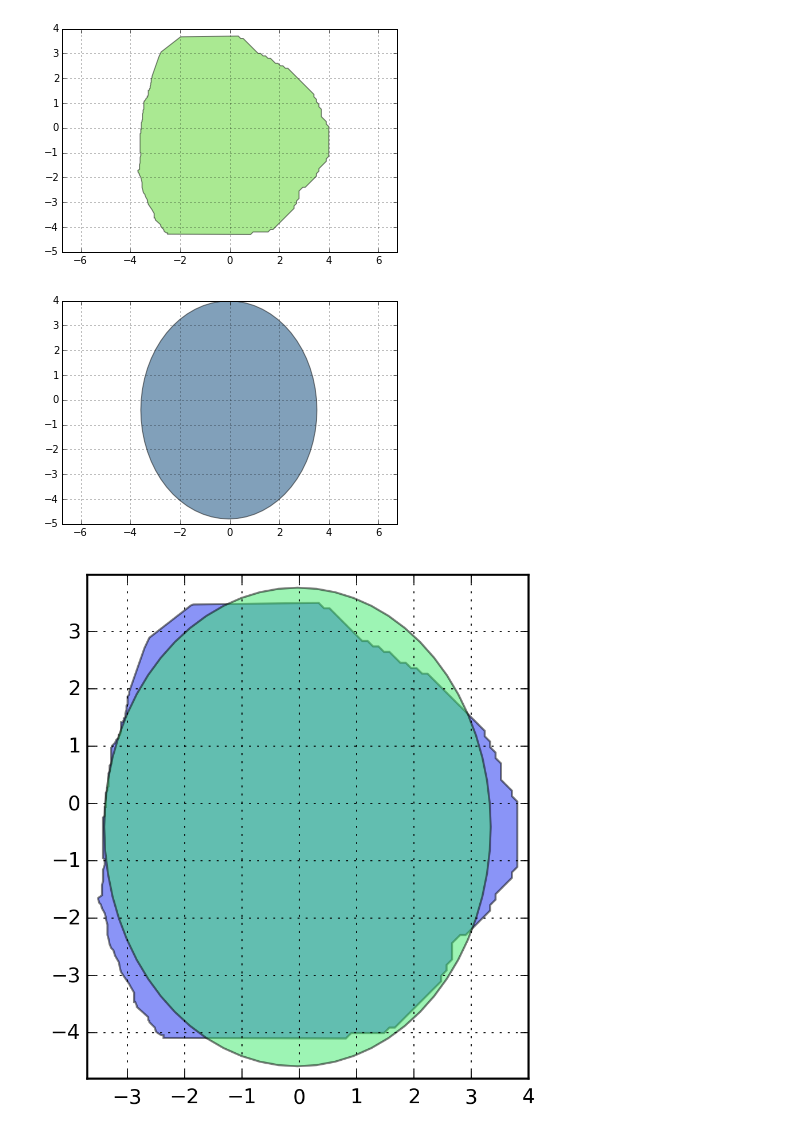
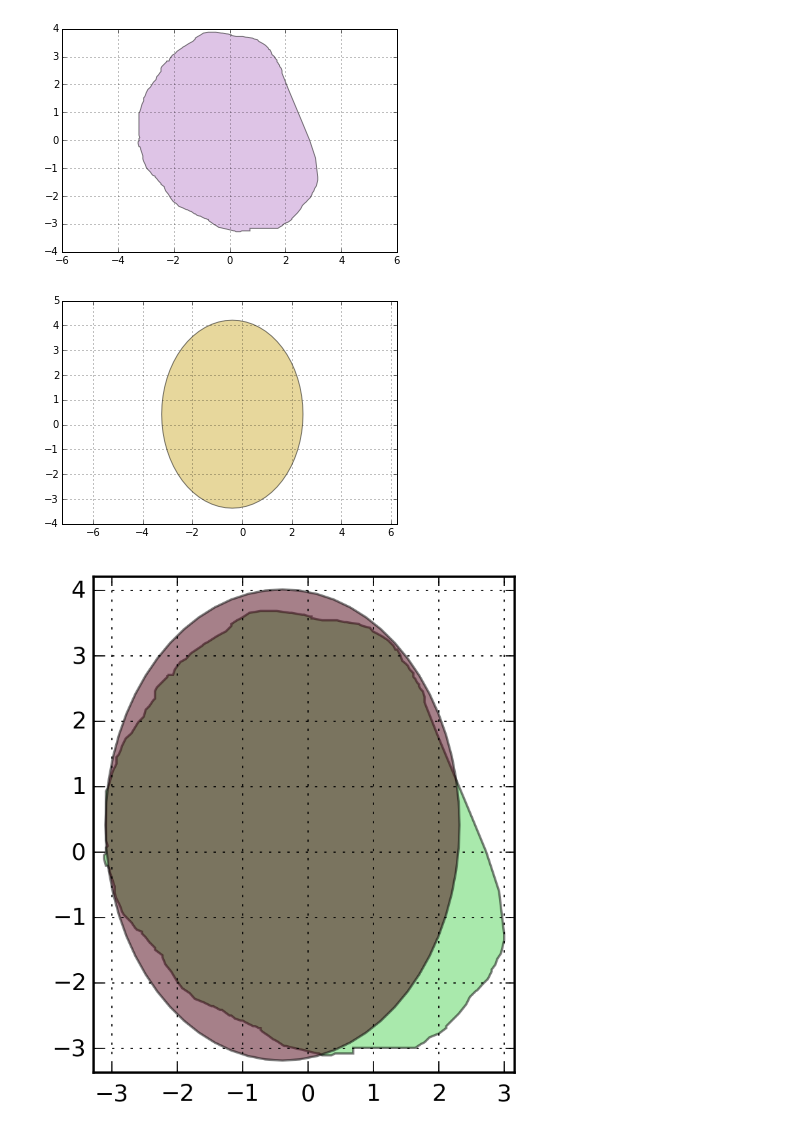
Before and after one commit to SimonBiggs/electronfactors, a Jupyter notebook: examples/Shape print and measure.ipynb, the cells around one changed output. Cells and saved outputs as stored; diff of their text form; code cells hidden in the pictures.

```diff
--- a/examples/Shape print and measure.ipynb
+++ b/examples/Shape print and measure.ipynb
@@ -19,21 +19,21 @@ with open("imported_data/parameterised.yml", 'r') as file:
 # %%
 shapes_to_print = dict()
 
 # key_list = ['P15_1', 'P38_3', 'P36_2', 'P42']
-key_list = ['P13']
+key_list = ['P7']
 for i, key in enumerate(key_list):
     shapes_to_print[key] = []
 
     cutout = make_shapely(**cutout_data[key])
     shapes_to_print[key].append(cutout)
     display_shapely(cutout)
 
     ellipse = make_ellipse(**cutout_data[key])
     shapes_to_print[key].append(ellipse)
     display_shapely(ellipse)
 # %% [output]
-[figure, old version]
+[figure, new version]
-[figure, old version]
+[figure, new version]
 # %%
 # key = 'P41'
 
@@ -94,4 +94,4 @@ for i, key in enumerate(shapes_to_print):
     filename = "scale_prints/" + str(key) + ".pdf"
     print_to_pdf(shapes_to_print[key], filename, scale=0.95)
 # %% [output]
-[figure, old version]
+[figure, new version]
```
Also changed, not shown: 16 other files.
